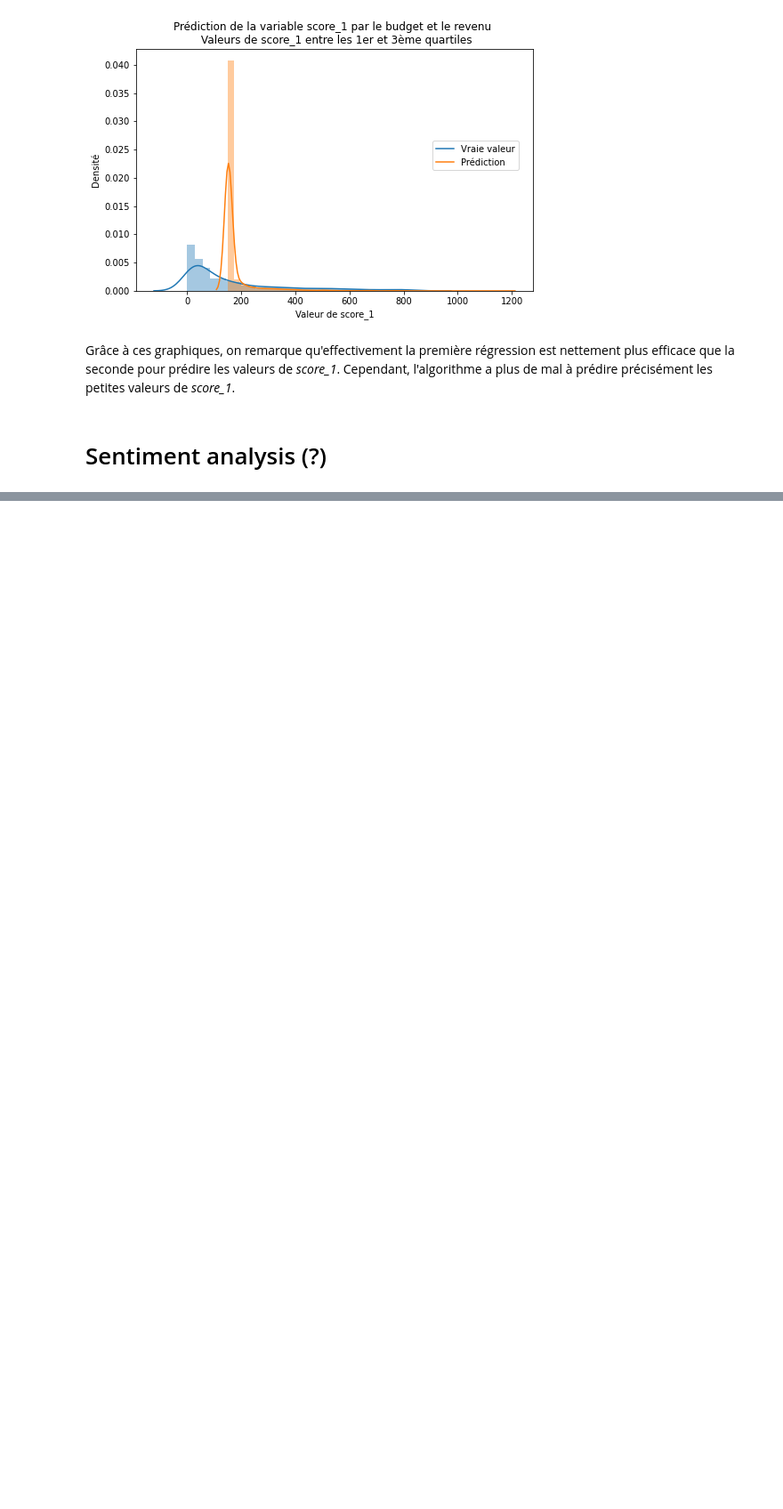
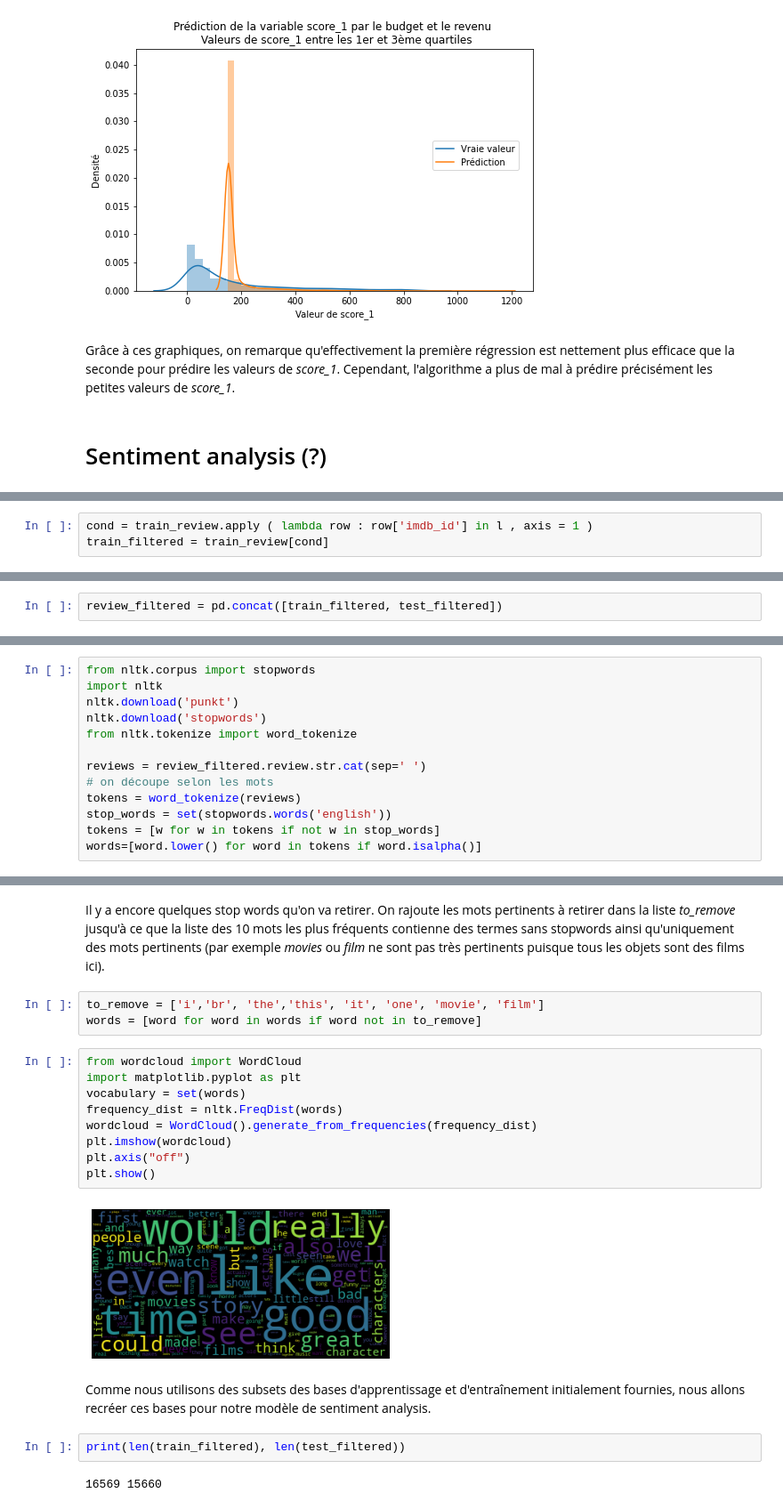
Before and after one commit to marie-ganon/Projet-Python-S1, a Jupyter notebook: Modélisation.ipynb, the cells around one changed output, grey strips where cells are left out. Shown at 89% size. Drawn from its saved outputs; the diff is of its cells as text; blank space fills up the shorter version.

Commit message:
Sentiment analysis

```diff
--- a/Modélisation.ipynb
+++ b/Modélisation.ipynb
@@ -256,0 +286,3 @@ review.to_csv('review_imdb_2.csv')
+# %%
+cond = train_review.apply ( lambda row : row['imdb_id'] in l , axis = 1 )
+train_filtered = train_review[cond]
@@ -256,0 +291,2 @@ review.to_csv('review_imdb_2.csv')
+# %%
+review_filtered = pd.concat([train_filtered, test_filtered])
@@ -256,0 +295,13 @@ review.to_csv('review_imdb_2.csv')
+# %%
+from nltk.corpus import stopwords
+import nltk
+nltk.download('punkt')
+nltk.download('stopwords')
+from nltk.tokenize import word_tokenize
+
+reviews = review_filtered.review.str.cat(sep=' ')
+# on découpe selon les mots
+tokens = word_tokenize(reviews)
+stop_words = set(stopwords.words('english'))
+tokens = [w for w in tokens if not w in stop_words]
+words=[word.lower() for word in tokens if word.isalpha()]
@@ -256,0 +321,22 @@ review.to_csv('review_imdb_2.csv')
+# %% [markdown]
+Il y a encore quelques stop words qu'on va retirer. On rajoute les mots pertinents à retirer dans la liste *to_remove* jusqu'à ce que la liste des 10 mots les plus fréquents contienne des termes sans stopwords ainsi qu'uniquement des mots pertinents (par exemple *movies* ou *film* ne sont pas très pertinents puisque tous les objets sont des films ici).
+# %%
+to_remove = ['i','br', 'the','this', 'it', 'one', 'movie', 'film']
+words = [word for word in words if word not in to_remove]
+# %%
+from wordcloud import WordCloud
+import matplotlib.pyplot as plt
+vocabulary = set(words)
+frequency_dist = nltk.FreqDist(words)
+wordcloud = WordCloud().generate_from_frequencies(frequency_dist)
+plt.imshow(wordcloud)
+plt.axis("off")
+plt.show()
+# %% [output]
+[figure, added]
+# %% [markdown]
+Comme nous utilisons des subsets des bases d'apprentissage et d'entraînement initialement fournies, nous allons recréer ces bases pour notre modèle de sentiment analysis.
+# %%
+print(len(train_filtered), len(test_filtered))
+# %% [output]
+16569 15660
```
Also changed, not shown: parts of 23 cells of this notebook.
